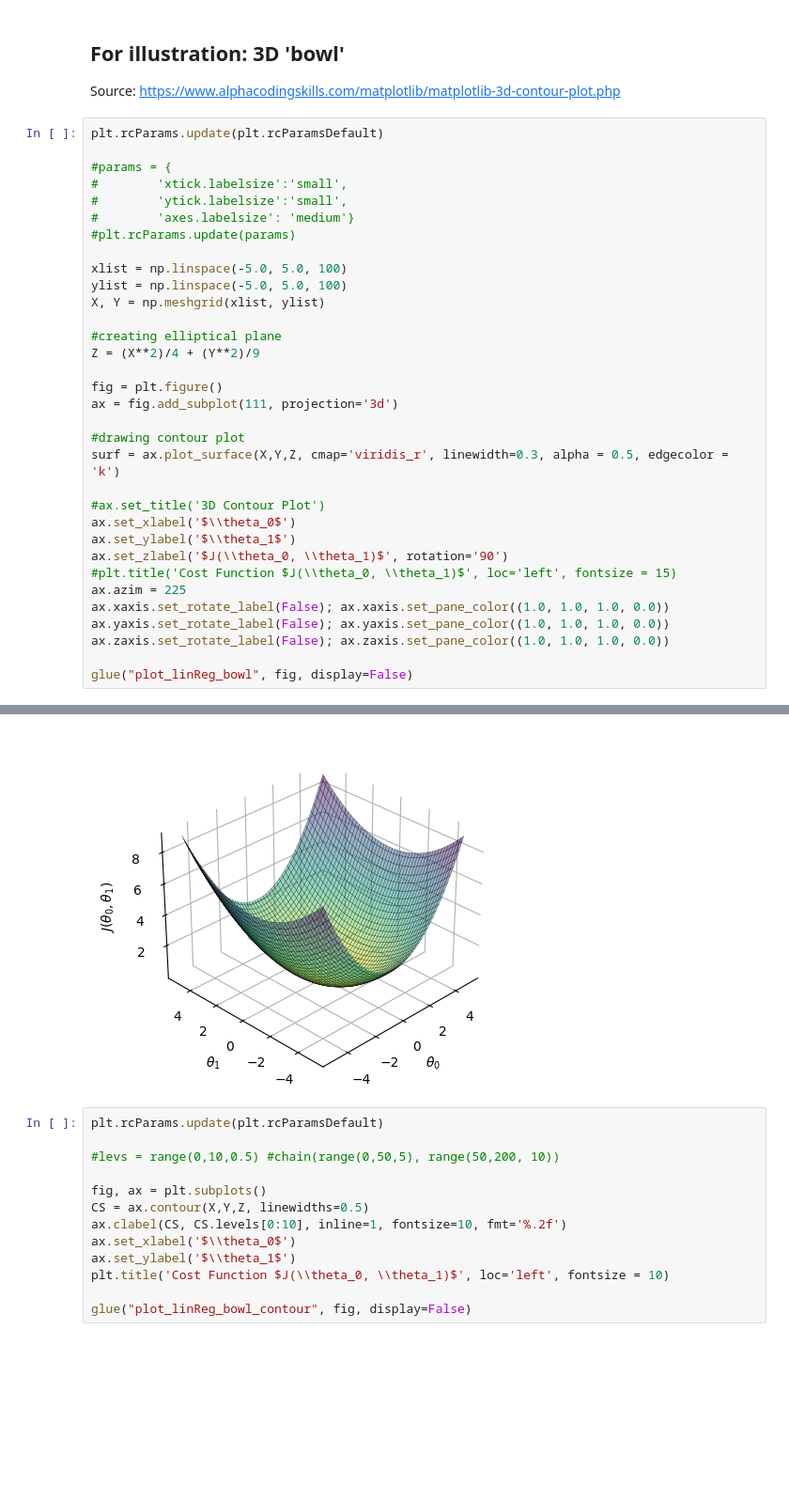
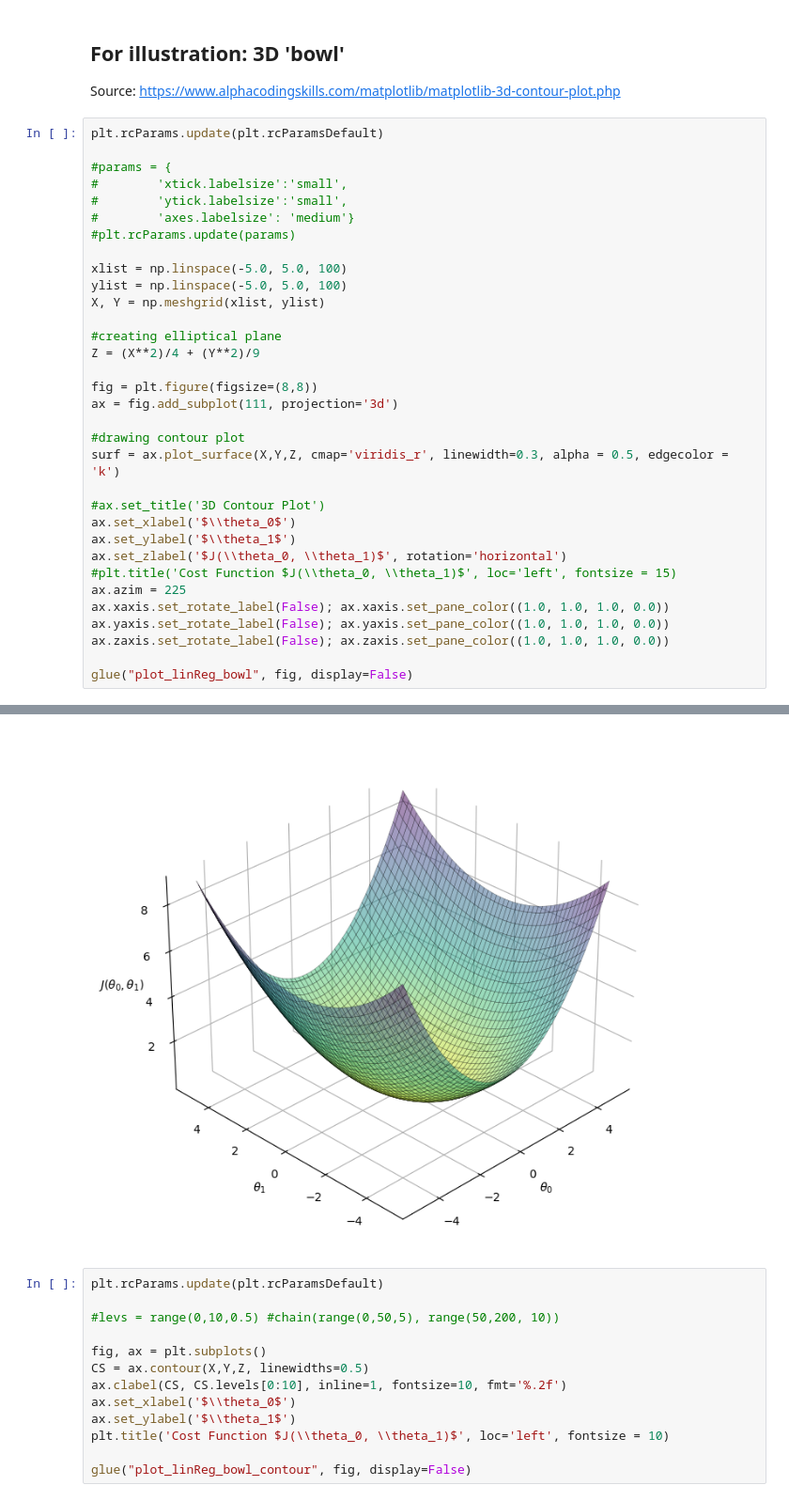
Before and after one commit to clairedavid/ml_in_hep, a Jupyter notebook: week1/warmup_1D_linRegGD_plots.ipynb, the cells around one changed output, grey strips where cells are left out. Shown at 94% size. Saved outputs shown, nothing was run; the diff lists cells and outputs as text; blank space fills up the shorter version.

Commit message:
Fix plot bowl horizontal rotation label

```diff
--- a/week1/warmup_1D_linRegGD_plots.ipynb
+++ b/week1/warmup_1D_linRegGD_plots.ipynb
@@ -28,7 +28,7 @@ X, Y = np.meshgrid(xlist, ylist)
 #creating elliptical plane
 Z = (X**2)/4 + (Y**2)/9
 
-fig = plt.figure()
+fig = plt.figure(figsize=(8,8))
 ax = fig.add_subplot(111, projection='3d')
 
 #drawing contour plot
@@ -37,7 +37,7 @@ surf = ax.plot_surface(X,Y,Z, cmap='viridis_r', linewidth=0.3, alpha = 0.5, edge
 #ax.set_title('3D Contour Plot')
 ax.set_xlabel('$\\theta_0$')
 ax.set_ylabel('$\\theta_1$')
-ax.set_zlabel('$J(\\theta_0, \\theta_1)$', rotation='90')
+ax.set_zlabel('$J(\\theta_0, \\theta_1)$', rotation='horizontal')
 #plt.title('Cost Function $J(\\theta_0, \\theta_1)$', loc='left', fontsize = 15)
 ax.azim = 225
 ax.xaxis.set_rotate_label(False); ax.xaxis.set_pane_color((1.0, 1.0, 1.0, 0.0))
@@ -49,4 +50,4 @@ glue("plot_linReg_bowl", fig, display=False)
-[figure, old version]
+[figure, new version]
 # %%
 plt.rcParams.update(plt.rcParamsDefault)
 
```
Also changed, not shown: parts of 1 cell of this notebook.
